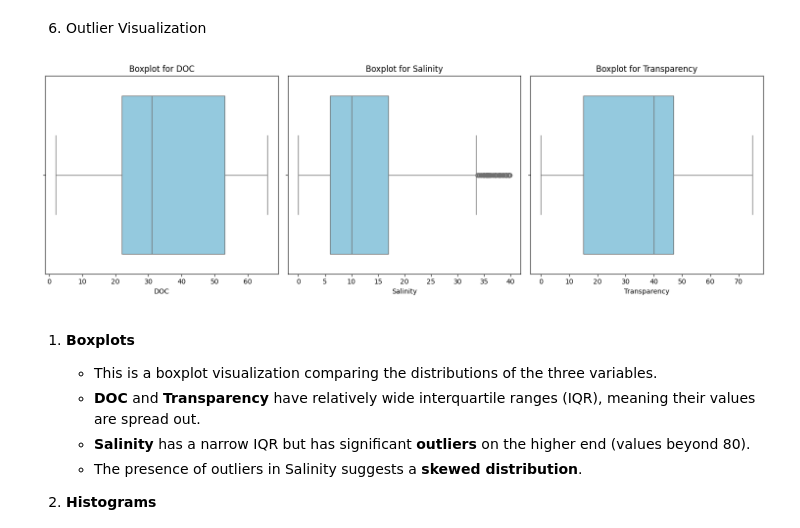
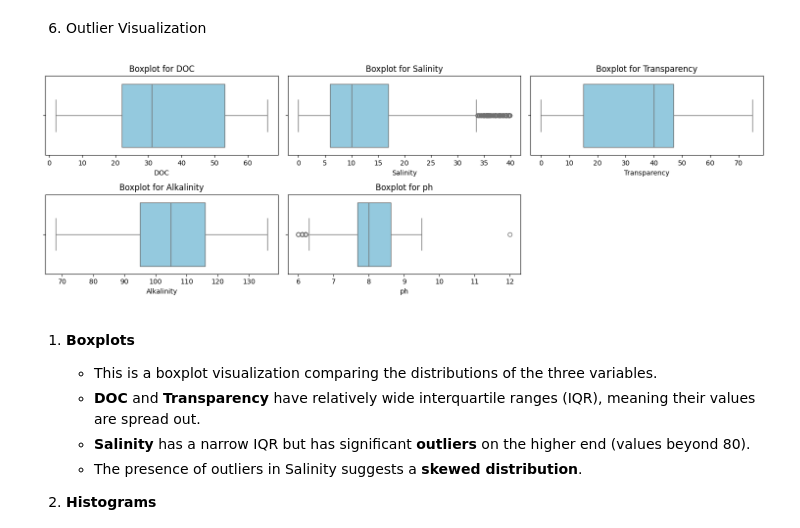
Before and after one commit to dataemperor/Shrimple, a Jupyter notebook: Shrimple_dataset_preprocessing.ipynb, the cells around one changed output. Drawn from its saved outputs; the diff is of its cells as text; code cells hidden in the pictures.

```diff
--- a/Shrimple_dataset_preprocessing.ipynb
+++ b/Shrimple_dataset_preprocessing.ipynb
@@ -156,21 +156,21 @@ plt.show()
 # %%
 #Boxplots are great for spotting outliers in numerical features
 
 import matplotlib.pyplot as plt
 import seaborn as sns
 
 # Boxplots for numerical features
 plt.figure(figsize=(15, 5))  # Set the figure size for better visualization
-for i, col in enumerate(['DOC', 'Salinity', 'Transparency'], 1):  # Fix enumerate usage
-    plt.subplot(1, 3, i)  # Create subplots in a single row
+for i, col in enumerate(['DOC', 'Salinity', 'Transparency','Alkalinity','ph'], 1):  # Fix enumerate usage
+    plt.subplot(2, 3, i)  # Create subplots in a single row
     sns.boxplot(x=df[col], color='skyblue')  # Boxplot for each column
     plt.title(f"Boxplot for {col}")
     plt.xlabel(col)  # Add x-axis label
 
 plt.tight_layout()  # Adjust layout to prevent overlapping
 plt.show()
 # %% [output]
-[figure, old version]
+[figure, new version]
 # %% [markdown]
 1. **Boxplots**
    - This is a boxplot visualization comparing the distributions of the three variables.
```
Also changed, not shown: parts of 2 cells of this notebook.
